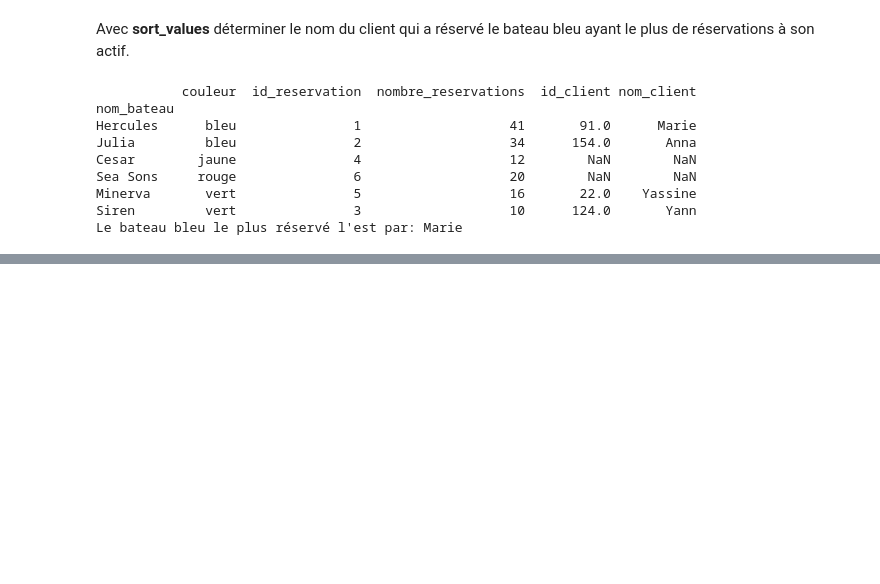
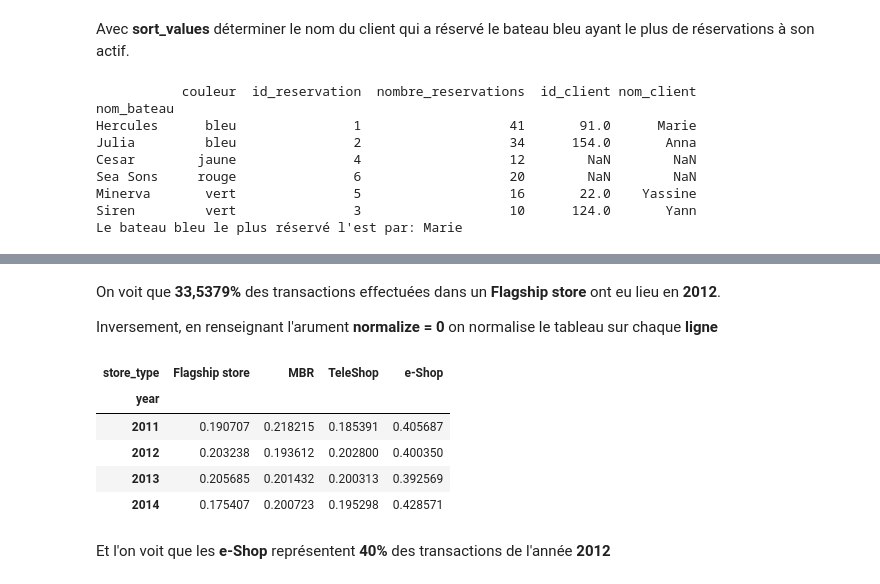
Before and after one commit to federicoding/TrainingGeneral, a Jupyter notebook: Debut.ipynb, the cells around one changed output, grey strips where cells are left out. Cells and saved outputs as stored; diff of their text form; code cells hidden in the pictures; blank space fills up the shorter version.

```diff
--- a/Debut.ipynb
+++ b/Debut.ipynb
@@ -712,0 +838,15 @@ Le bateau bleu le plus réservé l'est par: Marie
+# %% [markdown]
+On voit que **33,5379%** des transactions effectuées dans un **Flagship store** ont eu lieu en **2012**.
+
+Inversement, en renseignant l'arument **normalize = 0** on normalise le tableau sur chaque **ligne**
+# %%
+pd.crosstab(colonne1, colonne2, normalize = 0)
+# %% [output]
+| store_type | Flagship store | MBR | TeleShop | e-Shop |
+| year |  |  |  |  |
+| 2011 | 0.190707 | 0.218215 | 0.185391 | 0.405687 |
+| 2012 | 0.203238 | 0.193612 | 0.202800 | 0.400350 |
+| 2013 | 0.205685 | 0.201432 | 0.200313 | 0.392569 |
+| 2014 | 0.175407 | 0.200723 | 0.195298 | 0.428571 |
+# %% [markdown]
+Et l'on voit que les **e-Shop** représentent **40%** des transactions de l'année **2012**
```
Also changed, not shown: parts of 21 cells of this notebook.
